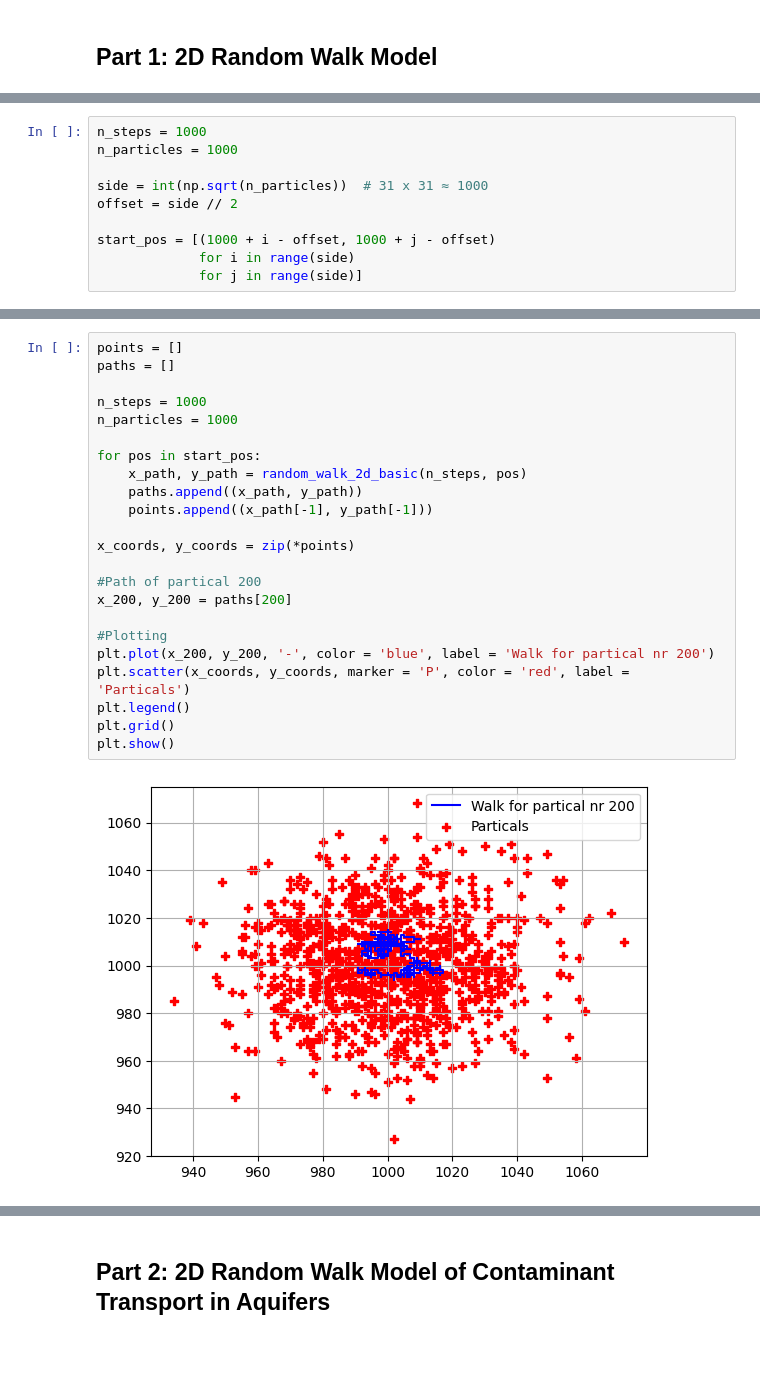
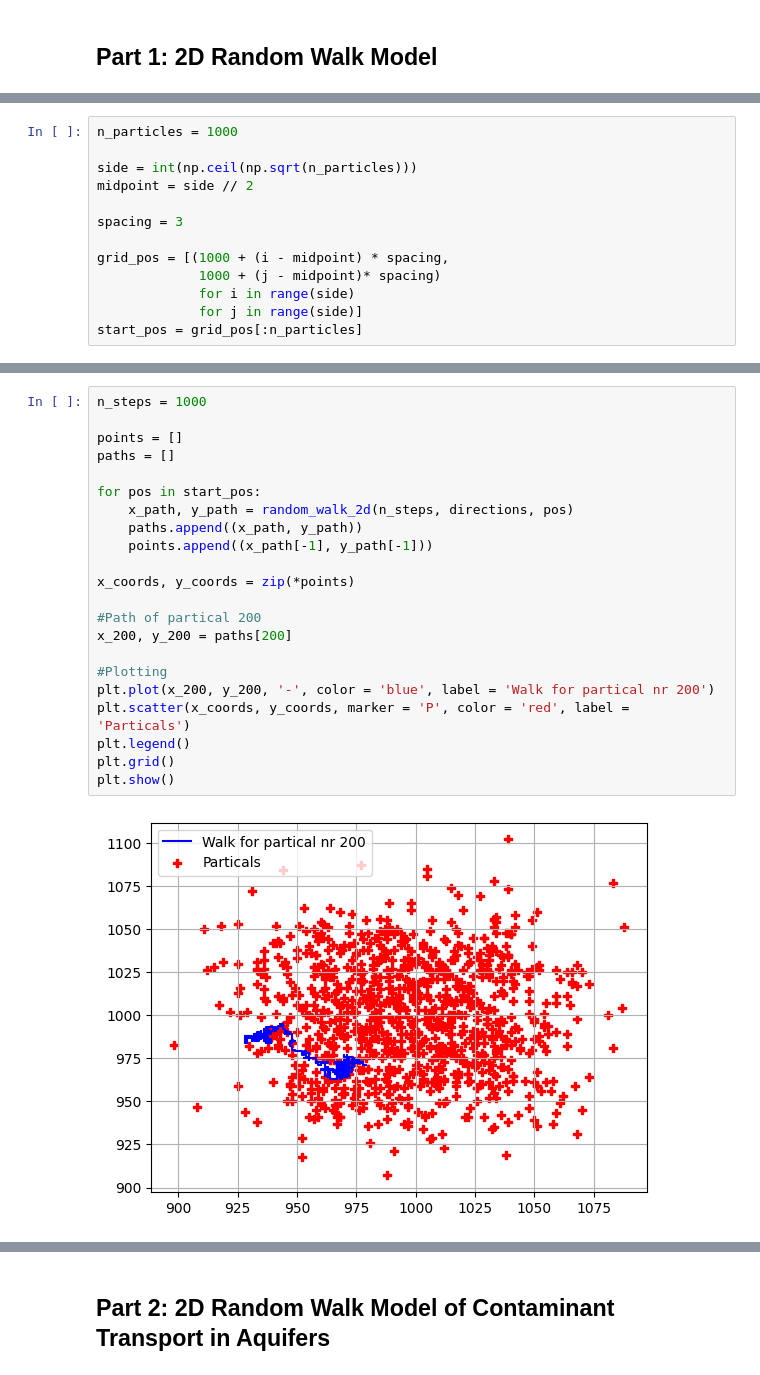
Before and after one commit to simengaasland/MOD510-Projects, a Jupyter notebook: Project 4/Project4_Report.ipynb, the cells around one changed output, grey strips where cells are left out. Saved outputs shown, nothing was run; the diff lists cells and outputs as text.

```diff
--- a/Project 4/Project4_Report.ipynb
+++ b/Project 4/Project4_Report.ipynb
@@ -630,10 +661,13 @@ def random_walk_2d_basic(n_steps, start_pos = (1000, 1000), bounds = (0, 2000)):
 # %%
-n_steps = 1000
 n_particles = 1000
 
-side = int(np.sqrt(n_particles))  # 31 x 31 ≈ 1000
-offset = side // 2
+side = int(np.ceil(np.sqrt(n_particles)))
+midpoint = side // 2
 
-start_pos = [(1000 + i - offset, 1000 + j - offset)
+spacing = 3
+
+grid_pos = [(1000 + (i - midpoint) * spacing,
+             1000 + (j - midpoint)* spacing)
              for i in range(side)
              for j in range(side)]
+start_pos = grid_pos[:n_particles]
@@ -640,25 +692,24 @@ start_pos = [(1000 + i - offset, 1000 + j - offset)
 # %%
+n_steps = 1000
+
 points = []
 paths = []
 
-n_steps = 1000
-n_particles = 1000
-
 for pos in start_pos:
-    x_path, y_path = random_walk_2d_basic(n_steps, pos)
+    x_path, y_path = random_walk_2d(n_steps, directions, pos)
     paths.append((x_path, y_path))
     points.append((x_path[-1], y_path[-1]))
 
 x_coords, y_coords = zip(*points)
 
 #Path of partical 200
 x_200, y_200 = paths[200]
 
 #Plotting
 plt.plot(x_200, y_200, '-', color = 'blue', label = 'Walk for partical nr 200')
 plt.scatter(x_coords, y_coords, marker = 'P', color = 'red', label = 'Particals')
 plt.legend()
 plt.grid()
 plt.show()
 # %% [output]
-[figure, old version]
+[figure, new version]
```
Also changed, not shown: parts of 32 cells of this notebook.
